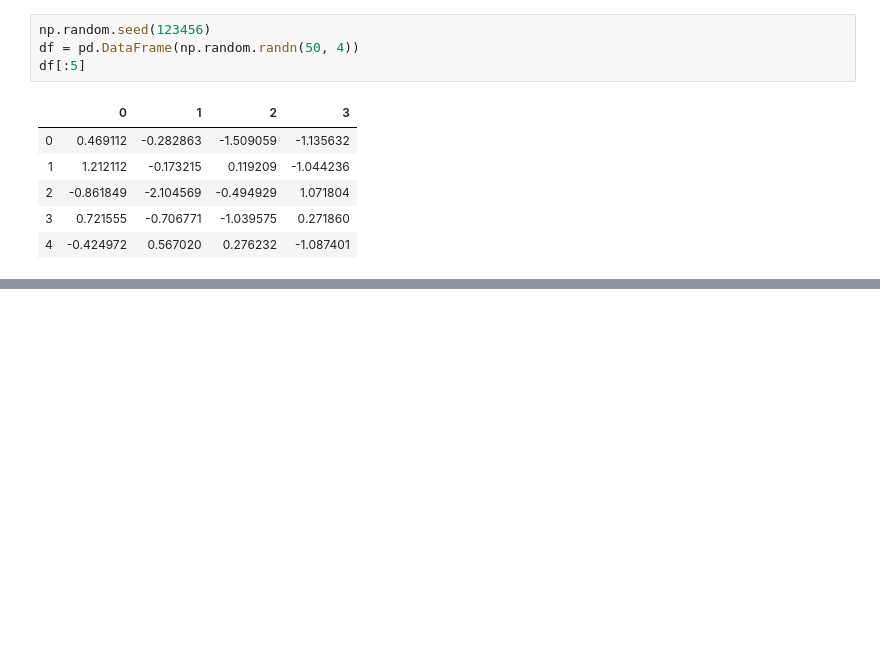
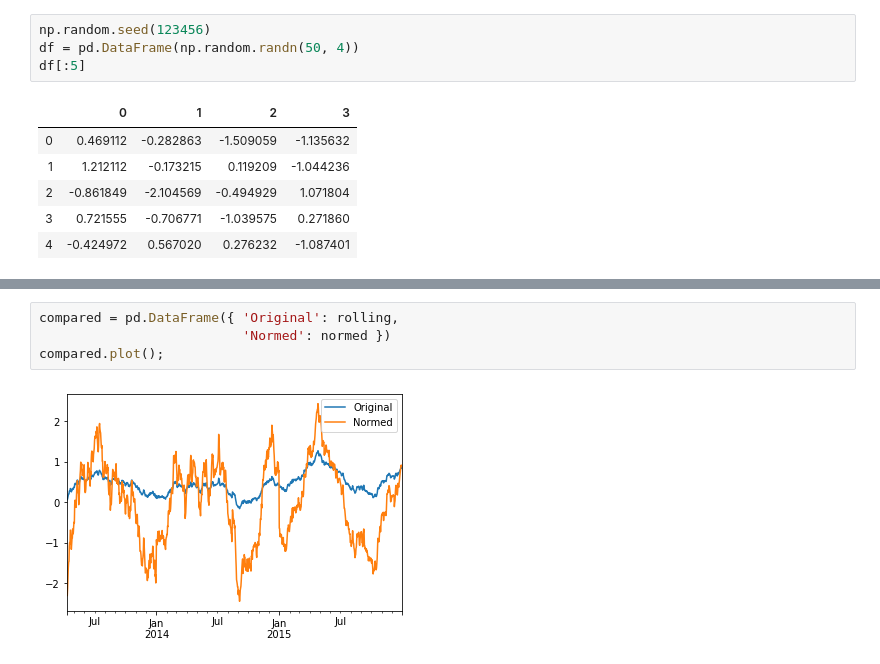
Before and after one commit to derinman/L_Python-Note, a Jupyter notebook: A02-06_Pandas Statistics.ipynb, the cells around one changed output, grey strips where cells are left out. Cells and saved outputs as stored; diff of their text form; blank space fills up the shorter version.

```diff
--- a/A02-06_Pandas Statistics.ipynb
+++ b/A02-06_Pandas Statistics.ipynb
@@ -338,0 +382,6 @@ df.sample(frac=0.1, replace=True)
+# %%
+compared = pd.DataFrame({ 'Original': rolling,
+                          'Normed': normed })
+compared.plot();
+# %% [output]
+[figure, added]
```
Also changed, not shown: parts of 9 cells of this notebook, 1 other file.
